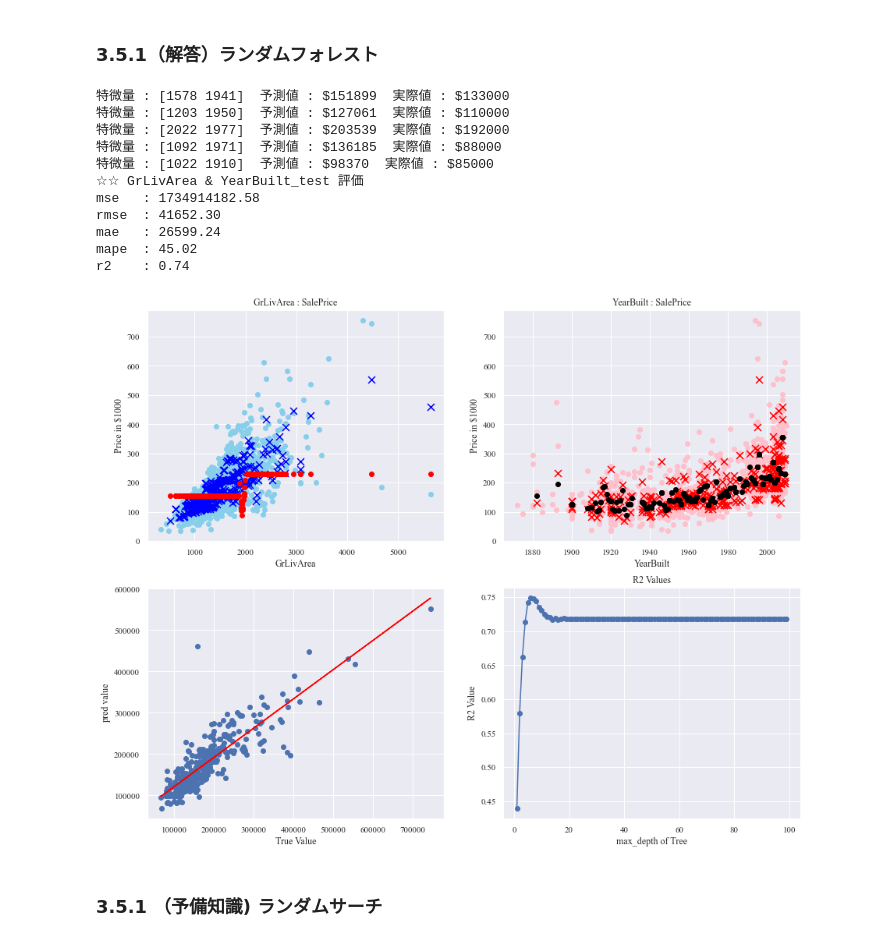
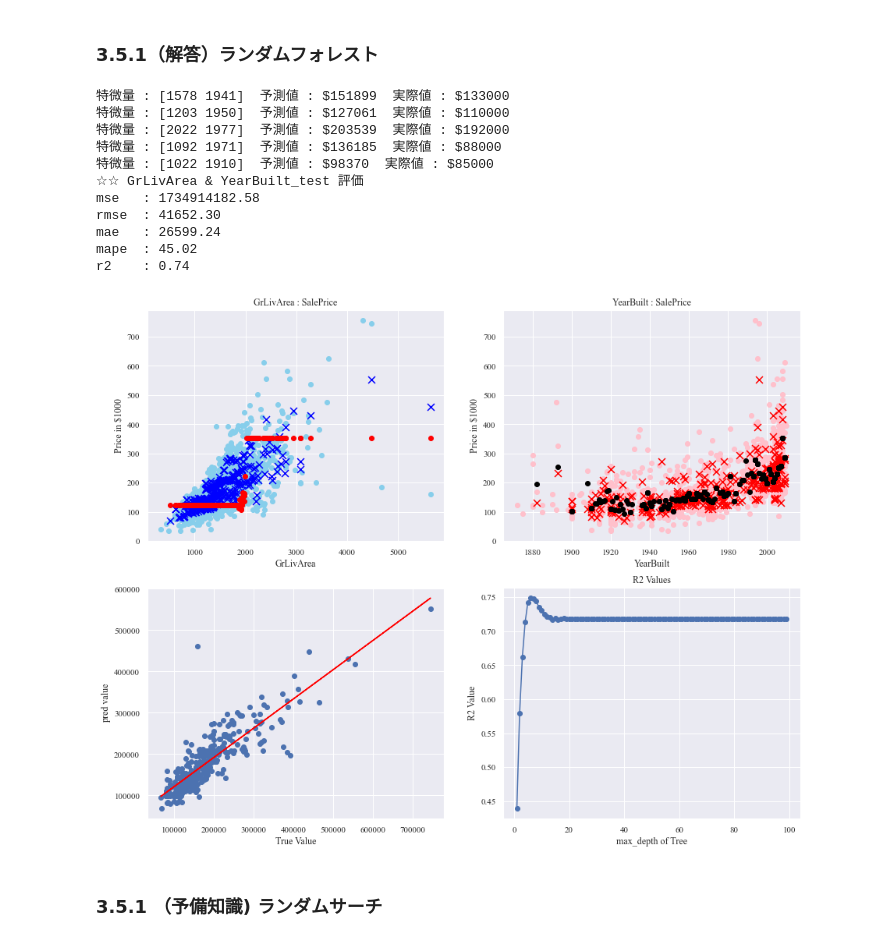
Before and after one commit to T-Sawao/diveintocode-ml, a Jupyter notebook: week4-session2.ipynb, the cells around one changed output. Saved outputs shown, nothing was run; the diff lists cells and outputs as text; code cells hidden in the pictures.

```diff
--- a/week4-session2.ipynb
+++ b/week4-session2.ipynb
@@ -224,7 +224,7 @@ from sklearn.metrics import mean_absolute_error   # 平均絶対誤差 インポ
 from sklearn.metrics import r2_score              # 決定係数 インポート
 # %%
 # score関数
-def score(y, y1 = y_test):
+def scoreset(y, y1 = y_test):
     mse = mean_squared_error(y1, y)
     rmse = np.sqrt(mean_squared_error(y1, y))
     mae = mean_absolute_error(y1, y)
@@ -355,7 +355,7 @@ YearBuilt(建設年)は何年ですか？ : 1980
 GrLivArea(リビングの広さ)が3000で、YearBuilt(建設年)が1980年の時、価格は $[[335893.30446743]] と予測されます
 # %%
 # 線形回帰 → アンパック
-score_dict = score(y = predicted_value_list)
+score_dict = scoreset(y = predicted_value_list)
 
 # 辞書から出力
 print("☆☆ GrLivArea & YearBuilt_test 評価")
@@ -371,14 +371,14 @@ r2    : 0.59
 # %%
 # GrLivArea線形モデル
 g_plot_1 = LinearRegression()
-g_plot_1.fit(GrLivArea_test , predicted_value_list) # 線形モデルの重みを学習
+g_plot_1.fit(GrLivArea_train , y_train) # 線形モデルの重みを学習
 
 print('coefficient = ', g_plot_1.coef_[0]) # 説明変数の係数を出力
 print('intercept = ', g_plot_1.intercept_) # 切片を出力
 
 # YearBuilt線形モデル
 y_plot_1 = LinearRegression()
-y_plot_1.fit(YearBuilt_test, predicted_value_list) # 線形モデルの重みを学習
+y_plot_1.fit(YearBuilt_train, y_train) # 線形モデルの重みを学習
 
 print('coefficient = ', y_plot_1.coef_[0]) # 説明変数の係数を出力
 print('intercept = ', y_plot_1.intercept_) # 切片を出力
@@ -706,9 +704,9 @@ for i in range(1,6):
     print(f"特微量 : {x1[i]}  予測値 : ${int(y_pred[i])}  実際値 : ${y1[i]}")
 
 # 評価
-score_list = score(y_pred)
+data = scoreset(y_pred)
 print("☆☆ GrLivArea & YearBuilt_test 評価")
-for (k,v) in enumerate(score_list.items()):
+for (k,v) in enumerate(data.items()):
     print(f"{v[0]:5} : {v[1]:.2f}")
 
 # 確認
@@ -735,13 +733,11 @@ for i in range(1, 100):
 
 # GrLivArea_test線形モデル
 ax1_plot = dtr
-X = x1[:,0].reshape(-1,1)
-ax1_plot.fit(X, y_pred)
+ax1_plot.fit(x[:,[0]], y)
 
 # YearBuilt線形モデル
 ax2_plot = dtr
-X1 = x1[:,1].reshape(-1,1)
-ax2_plot.fit(X1, y_pred)
+ax2_plot.fit(x[:,[1]], y)
 
 # 製図ーーーーーーーーーーーーーーーーーーーーーーー
 
@@ -753,8 +749,8 @@ ax4 = fig.add_subplot(2, 2, 4)
 
 # GrLivArea
 ax1.scatter(X_DATA['GrLivArea'], Y_DATA/1000, color="skyblue")
-ax1.scatter(X, y_pred/1000, color="blue", marker="x", s=80)
-ax1.plot(X, ax1_plot.predict(X)/1000, "o", color = 'red')
+ax1.scatter(x1[:,[0]], y_pred/1000, color="blue", marker="x", s=80)
+ax1.plot(x1[:,[0]], ax1_plot.predict(x1[:,[0]])/1000, "o", color = 'red')
 ax1.set_title("GrLivArea : SalePrice")
 ax1.set_xlabel("GrLivArea")
 ax1.set_ylabel("Price in $1000")
@@ -762,8 +758,8 @@ ax1.grid(True)
 
 # earBuilt
 ax2.scatter(X_DATA["YearBuilt"], Y_DATA/1000, color="pink")
-ax2.scatter(X1, y_pred/1000, color="red", marker="x", s=80)
-ax2.plot(x1[:,1], ax2_plot.predict(X1)/1000, "o", c="black")
+ax2.scatter(x1[:,[1]], y_pred/1000, color="red", marker="x", s=80)
+ax2.plot(x1[:,1], ax2_plot.predict(x1[:,[1]])/1000, "o", c="black")
 ax2.set_title("YearBuilt : SalePrice")
 ax2.set_xlabel("YearBuilt")
 ax2.set_ylabel("Price in $1000")
@@ -819,9 +815,9 @@ for i in range(1,6):
     print(f"特微量 : {x1[i]}  予測値 : ${int(y_pred[i])}  実際値 : ${int(y1[i])}")
 
 # 評価
-score_list = score(y_pred)
+data = scoreset(y_pred)
 print("☆☆ GrLivArea & YearBuilt_test 評価")
-for (k,v) in enumerate(score_list.items()):
+for (k,v) in enumerate(data.items()):
     print(f"{v[0]:5} : {v[1]:.2f}")
 
 # # 確認
@@ -848,13 +844,11 @@ for i in range(1, 100):
 
 # GrLivArea_test線形モデル
 rfr_plot = rfr
-X = x1[:,0].reshape(-1,1)
-rfr_plot.fit(X, y_pred)
+rfr_plot.fit(x[:,[0]], y)
 
 # YearBuilt線形モデル
 rfr1_plot = rfr
-X1 = x1[:,1].reshape(-1,1)
-rfr1_plot.fit(X1, y_pred)
+rfr1_plot.fit(x[:,[1]], y)
 
 # 製図ーーーーーーーーーーーーーーーーーーーーーーー
 
@@ -866,8 +860,8 @@ ax4 = fig.add_subplot(2, 2, 4)
 
 # GrLivArea
 ax1.scatter(X_DATA['GrLivArea'], Y_DATA/1000, color="skyblue")
-ax1.scatter(X, y_pred/1000, color="blue", marker="x", s=80)
-ax1.plot(X, rfr_plot.predict(X)/1000, "o", color = 'red')
+ax1.scatter(x1[:,[0]], y_pred/1000, color="blue", marker="x", s=80)
+ax1.plot(x1[:,[0]], rfr_plot.predict(x1[:,[0]])/1000, "o", color = 'red')
 ax1.set_title("GrLivArea : SalePrice")
 ax1.set_xlabel("GrLivArea")
 ax1.set_ylabel("Price in $1000")
@@ -875,8 +869,8 @@ ax1.grid(True)
 
 # earBuilt
 ax2.scatter(X_DATA["YearBuilt"], Y_DATA/1000, color="pink")
-ax2.scatter(X1, y_pred/1000, color="red", marker="x", s=80)
-ax2.plot(X1, rfr1_plot.predict(X1)/1000, "o", c="black")
+ax2.scatter(x1[:,[1]], y_pred/1000, color="red", marker="x", s=80)
+ax2.plot(x1[:,[1]], rfr1_plot.predict(x1[:,[1]])/1000, "o", c="black")
 ax2.set_title("YearBuilt : SalePrice")
 ax2.set_xlabel("YearBuilt")
 ax2.set_ylabel("Price in $1000")
@@ -888,34 +882,34 @@ rfr3_plot.fit(y1, y_pred)
 ax3.scatter(y1, y_pred)
 ax3.plot(y1, rfr3_plot.predict(y1), color="red")
 ax3.set_xlabel("True Value")
 ax3.set_ylabel("pred value")
 ax3.grid(True)
 
 # R2検証図
 ax4.plot(count, R2_list, marker="o")
 ax4.set_title("R2 Values")
 ax4.set_xlabel("max_depth of Tree")
 ax4.set_ylabel("R2 Value")
 ax4.grid(True)
 
 # ax4.plot(y_test,label="True")
 # ax4.plot(Y1, label="predicted")
 # ax4.legend()
 
 # -----------------------------------
 # %% [output]
 特微量 : [1578 1941]  予測値 : $151899  実際値 : $133000
 特微量 : [1203 1950]  予測値 : $127061  実際値 : $110000
 特微量 : [2022 1977]  予測値 : $203539  実際値 : $192000
 特微量 : [1092 1971]  予測値 : $136185  実際値 : $88000
 特微量 : [1022 1910]  予測値 : $98370  実際値 : $85000
 ☆☆ GrLivArea & YearBuilt_test 評価
 mse   : 1734914182.58
 rmse  : 41652.30
 mae   : 26599.24
 mape  : 45.02
 r2    : 0.74
-[figure, old version]
+[figure, new version]
 # %% [markdown]
 ### 3.5.1 （予備知識) ランダムサーチ
 # %%
```
Also changed, not shown: parts of 14 cells of this notebook.
